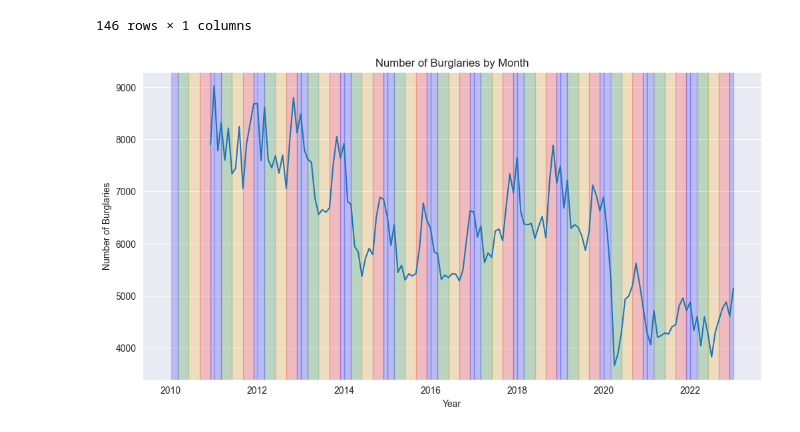
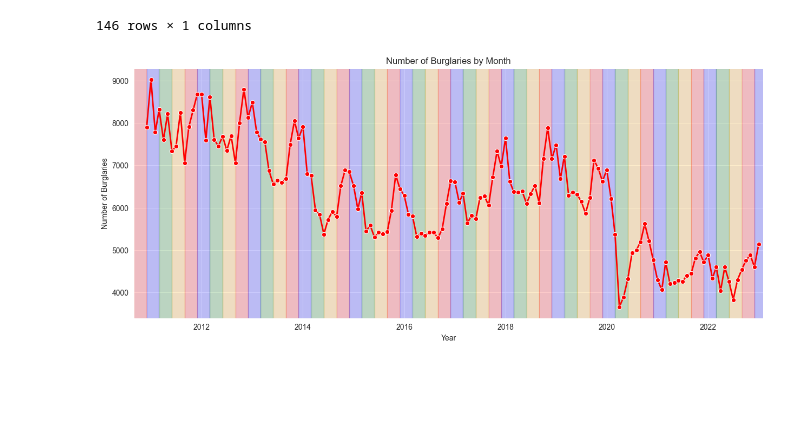
Before and after one commit to DC2-G19/policeResourceAllocation, a Jupyter notebook: test_DAE.ipynb, the cells around one changed output. Drawn from its saved outputs; the diff is of its cells as text; code cells hidden in the pictures; blank space fills up the shorter version.

Commit message:
Fixed line plot and coloured it by seasons

```diff
--- a/test_DAE.ipynb
+++ b/test_DAE.ipynb
@@ -142,33 +142,37 @@ combined_df_copy
 # %%
 
 # Create a new figure and axis
-fig, ax = plt.subplots(figsize=(12, 6))
+fig, ax = plt.subplots(figsize=(15, 6))
 
 # Plot the data
-sns.lineplot(data=combined_df_copy, x='Month', y='Number of Burglaries', ax=ax)
+sns.lineplot(data=combined_df_copy, x='Month', y='Number of Burglaries', ax=ax, color='r', linewidth = '2', marker='o')
 
 # Define the seasons and their corresponding colors
 seasons = {'Spring': ('03-01', '05-31', 'green'),
            'Summer': ('06-01', '08-31', 'orange'),
            'Fall': ('09-01', '11-30', 'red'),
-           'Winter1': ('12-01', '12-31', 'blue'),
-           'Winter2': ('01-01', '02-28', 'blue')}
+           'Winter': ('12-01', '02-28', 'blue')}
 
 # Add the seasonal background colors
 for year in range(2010, 2023):
     for season, (start, end, color) in seasons.items():
-        ax.axvspan(pd.Timestamp(f'{year}-{start}'), pd.Timestamp(f'{year}-{end}'),
+        if season == 'Winter':
+           ax.axvspan(pd.Timestamp(f'{year}-{start}'), pd.Timestamp(f'{year+1}-{end}'),
                    alpha=0.2, color=color)
+        else:ax.axvspan(pd.Timestamp(f'{year}-{start}'), pd.Timestamp(f'{year}-{end}'),
+                   alpha=0.2, color=color)
+
+ax.set_xlim(pd.Timestamp('2010-09-01'), pd.Timestamp('2023-02-01'))
 
 # Set the x-axis tick labels to only show the year
 #ax.set_xticklabels([x.strftime('%Y') for x in ax.get_xticks()])
 
 # Set the plot title and axis labels
 plt.title('Number of Burglaries by Month')
 plt.xlabel('Year')
 plt.ylabel('Number of Burglaries')
 
 # Show the plot
 plt.show()
 # %% [output]
-[figure, old version]
+[figure, new version]
```
